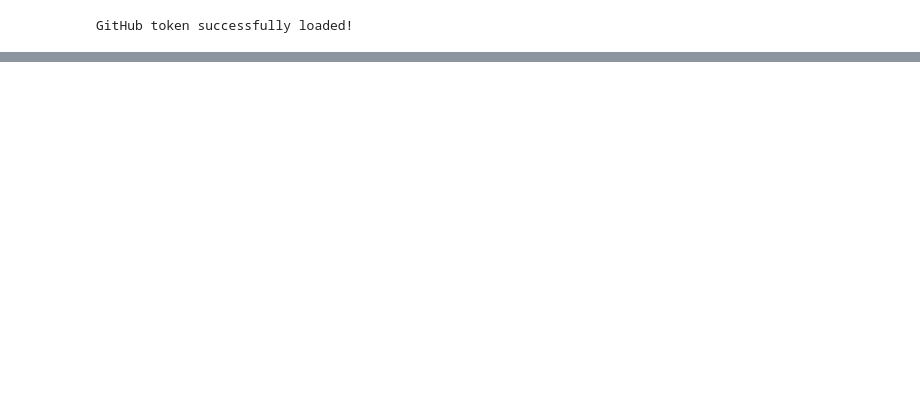
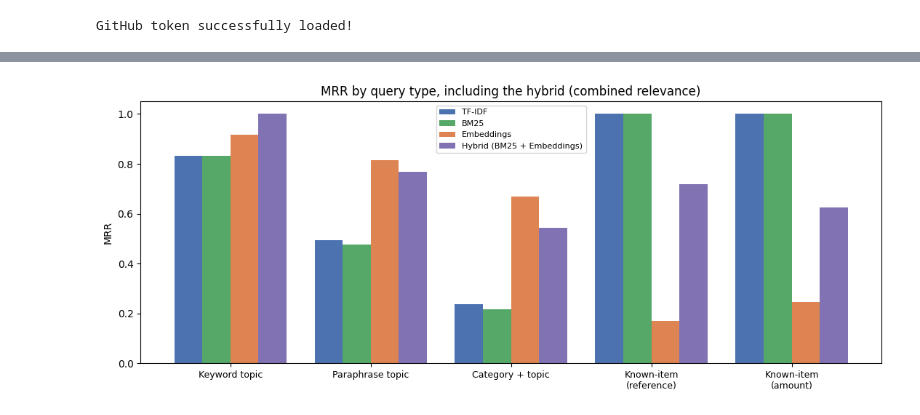
Before and after one commit to addagadanamratha/intelligent-document-processing-nlp, a Jupyter notebook: Applied_AI_Final_Project.ipynb, the cells around one changed output, grey strips where cells are left out. Saved outputs shown, nothing was run; the diff lists cells and outputs as text; code cells hidden in the pictures; blank space fills up the shorter version.

```diff
--- a/Applied_AI_Final_Project.ipynb
+++ b/Applied_AI_Final_Project.ipynb
@@ -1394,0 +3378,79 @@ drive.mount("/content/drive")
+# %%
+# ===== Step 24: Hybrid retrieval (BM25 + Embeddings, fused with Reciprocal Rank Fusion) =====
+import time
+import numpy as np
+import pandas as pd
+import matplotlib.pyplot as plt
+
+RRF_K = 60            # standard default from the RRF literature; NOT tuned on our queries
+HYBRID = "Hybrid (BM25 + Embeddings)"
+doc_index = {d: i for i, d in enumerate(doc_ids)}
+
+def hybrid_ranking(query):
+    """Reciprocal Rank Fusion: each document gets sum over methods of 1 / (RRF_K + rank).
+    A document a method did not retrieve (BM25 score 0) simply gets no contribution from it."""
+    fused = {}
+    for m in ["BM25", "Embeddings"]:
+        for rank, d in enumerate(retrieve(m, query), start=1):
+            fused[d] = fused.get(d, 0.0) + 1.0 / (RRF_K + rank)
+    # sort by fused score (desc); ties broken by the same fixed random order as Step 22
+    return sorted(fused, key=lambda d: (-fused[d], TIE_RANK[doc_index[d]]))
+
+# --- Evaluate with exactly the same metrics as Step 23 ---
+hyb_records = []
+for _, q in queries_df.iterrows():
+    ranked = hybrid_ranking(q["query"]); top = ranked[:K]
+    for definition, rel in [("combined", q["rel_combined"]), ("strict", q["rel_strict"])]:
+        hits_top = sum(d in rel for d in top)
+        first_rank = next((r for r, d in enumerate(ranked, start=1) if d in rel), None)
+        hyb_records.append({"qid": q["qid"], "qtype": q["qtype"], "method": HYBRID, "definition": definition,
+                            "P@3": hits_top / K, "Hit@3": float(hits_top > 0),
+                            "RR": (1.0 / first_rank) if first_rank else 0.0, "n_returned": len(ranked)})
+
+retr = pd.concat([retr[retr["method"] != HYBRID], pd.DataFrame(hyb_records)], ignore_index=True)
+ALL_METHODS = ["TF-IDF", "BM25", "Embeddings", HYBRID]
+
+def summarize4(definition):
+    t = (retr[retr["definition"] == definition]
+         .groupby(["qtype", "method"])[["P@3", "Hit@3", "RR"]].mean()
+         .rename(columns={"RR": "MRR"}).round(3))
+    return t.reindex(pd.MultiIndex.from_product([QTYPE_ORDER, ALL_METHODS], names=["qtype", "method"]))
+
+print("=== COMBINED relevance: all four methods ===")
+display(summarize4("combined"))
+print("\n=== STRICT relevance: all four methods ===")
+display(summarize4("strict"))
+
+# --- Compact view: MRR by query type (combined), one row per type ---
+mrr_view = (summarize4("combined")["MRR"].unstack("method")[ALL_METHODS].reindex(QTYPE_ORDER))
+print("\nMRR by query type (combined relevance):")
+display(mrr_view)
+
+# --- Latency of the hybrid (runs BM25 + embeddings + fusion) ---
+times = []
+for _, q in queries_df.iterrows():
+    ts = []
+    for _ in range(5):
+        t0 = time.perf_counter(); hybrid_ranking(q["query"]); ts.append(time.perf_counter() - t0)
+    times.append(float(np.median(ts)) * 1000)
+print(f"\nHybrid latency: median {np.median(times):.2f} ms, 95th percentile {np.percentile(times, 95):.2f} ms")
+
+# --- Where does the hybrid lose to the best single method? (per-query, combined MRR) ---
+pq = (retr[retr["definition"] == "combined"].pivot_table(index=["qid", "qtype"], columns="method", values="RR")[ALL_METHODS])
+pq["best_single"] = pq[METHODS].max(axis=1)
+pq["hybrid_gap"] = (pq[HYBRID] - pq["best_single"]).round(3)
+worse = pq[pq["hybrid_gap"] < 0]
+print(f"\nQueries where the hybrid's reciprocal rank is below the best single method: {len(worse)} of {len(pq)}")
+if len(worse):
+    display(worse.join(queries_df.set_index("qid")["query"], on="qid")[["query", HYBRID, "best_single", "hybrid_gap"]].head(15))
+
+# --- Chart: MRR by query type for all four methods ---
+fig, ax = plt.subplots(figsize=(11, 4.5))
+colors = {"TF-IDF": "#4C72B0", "BM25": "#55A868", "Embeddings": "#DD8452", HYBRID: "#8172B3"}
+x = np.arange(len(QTYPE_ORDER)); w = 0.2
+for j, m in enumerate(ALL_METHODS):
+    ax.bar(x + (j - 1.5) * w, [mrr_view.loc[qt, m] for qt in QTYPE_ORDER], w, label=m, color=colors[m])
+ax.set_xticks(x); ax.set_xticklabels([q.replace(" (", "\n(") for q in QTYPE_ORDER], fontsize=9)
+ax.set_ylim(0, 1.05); ax.set_ylabel("MRR"); ax.set_title("MRR by query type, including the hybrid (combined relevance)")
+ax.legend(fontsize=8); plt.tight_layout(); plt.show()
+# %% [output]
@@ -1394,0 +3523 @@ drive.mount("/content/drive")
+[figure, added]
```
Also changed, not shown: parts of 58 cells of this notebook.
